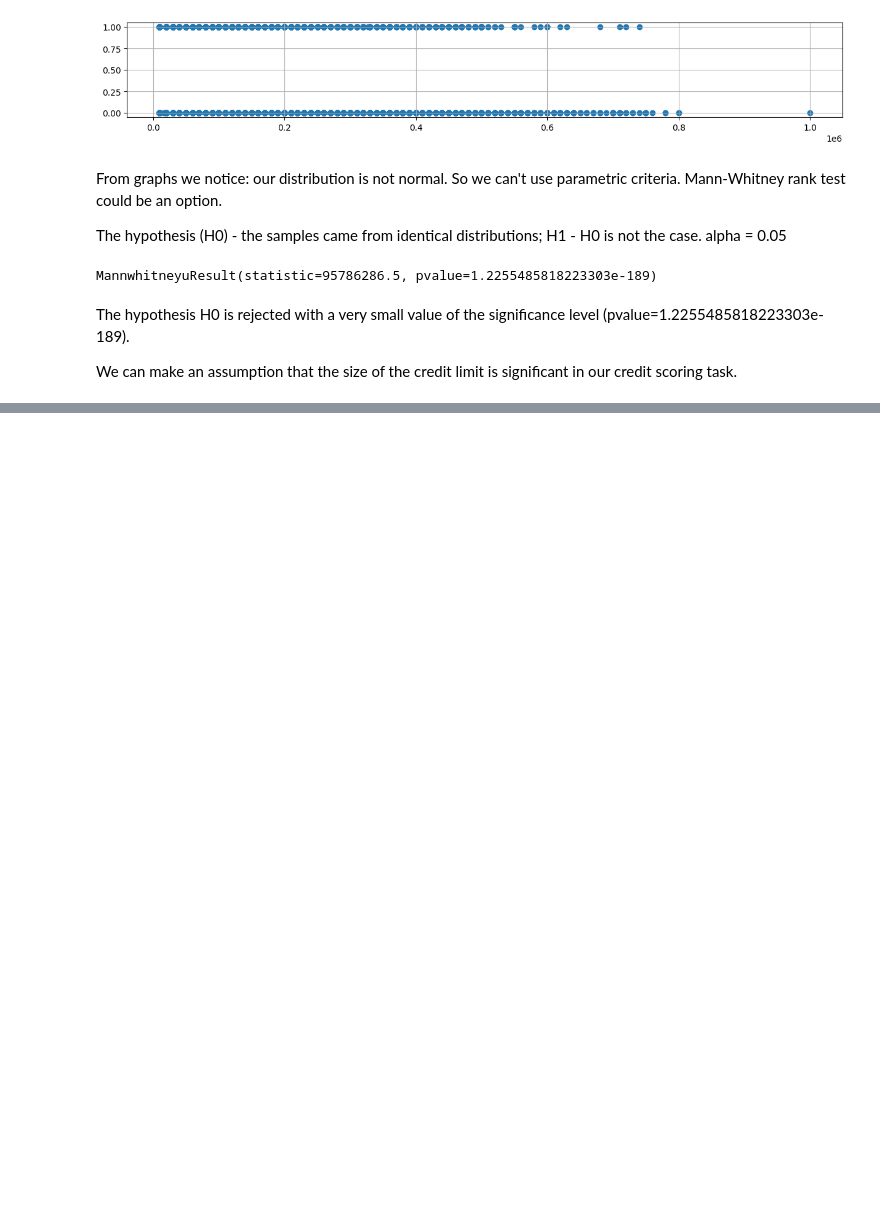
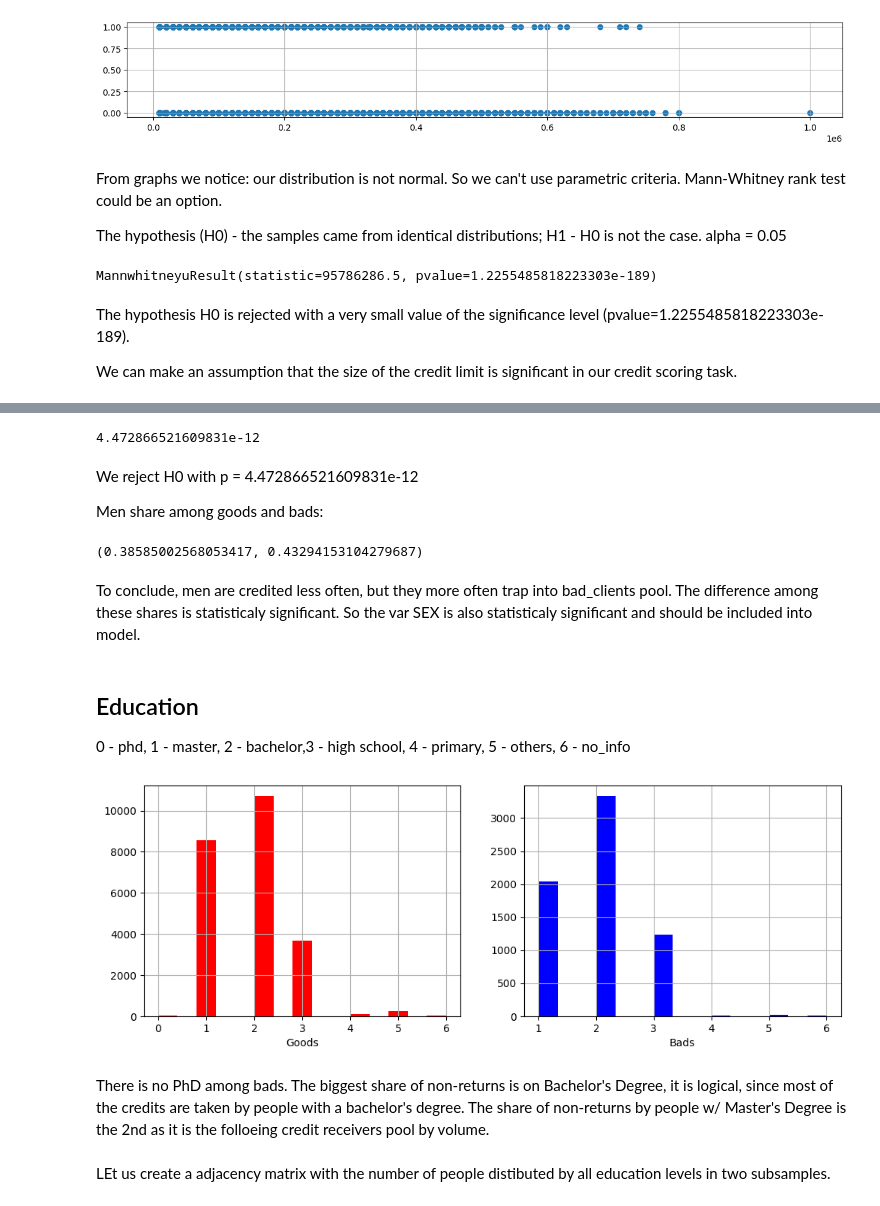
Before and after one commit to taisakamisarava/Credit_Risk_Scoring, a Jupyter notebook: Credit_scoring.ipynb, the cells around one changed output, grey strips where cells are left out. Saved outputs shown, nothing was run; the diff lists cells and outputs as text; code cells hidden in the pictures; blank space fills up the shorter version.

```diff
--- a/Credit_scoring.ipynb
+++ b/Credit_scoring.ipynb
@@ -108,0 +119,3 @@ We can make an assumption that the size of the credit limit is significant in ou
+# %%
+good_clients.SEX[good_clients.SEX == 2] = 0
+bad_clients.SEX[bad_clients.SEX == 2] = 0
@@ -108,0 +174,24 @@ We can make an assumption that the size of the credit limit is significant in ou
+# %%
+proportions_diff_z_test(proportions_diff_z_stat_ind(good_clients['SEX'], bad_clients['SEX']))
+# %% [output]
+4.472866521609831e-12
+# %% [markdown]
+We reject H0 with p = 4.472866521609831e-12
+
+Men share among goods and bads:
+# %%
+float(sum(good_clients['SEX'])) / len(good_clients['SEX']), \
+ float(sum(bad_clients['SEX'])) / len(bad_clients['SEX'])
+# %% [output]
+(0.38585002568053417, 0.43294153104279687)
+# %% [markdown]
+To conclude, men are credited less often, but they more often trap into bad_clients pool. The difference among these shares is statisticaly significant. So the var SEX is also statisticaly significant and should be included into model.
+# %% [markdown]
+## Education
+0 - phd, 1 - master, 2 - bachelor,3 - high school, 4 - primary, 5 - others, 6 - no_info
+# %%
+draw_dist_plot(good_clients['EDUCATION'], bad_clients['EDUCATION'],15)
+# %% [output]
+[figure, added]
+# %% [markdown]
+There is no PhD among bads. The biggest share of non-returns is on Bachelor's Degree, it is logical, since most of the credits are taken by people with a bachelor's degree. The share of non-returns by people w/ Master's Degree is the 2nd as it is the folloeing credit receivers pool by volume.
@@ -108,0 +200,2 @@ We can make an assumption that the size of the credit limit is significant in ou
+# %% [markdown]
+LEt us create a adjacency matrix with the number of people distibuted by all education levels in two subsamples.
```
Also changed, not shown: parts of 15 cells of this notebook.
